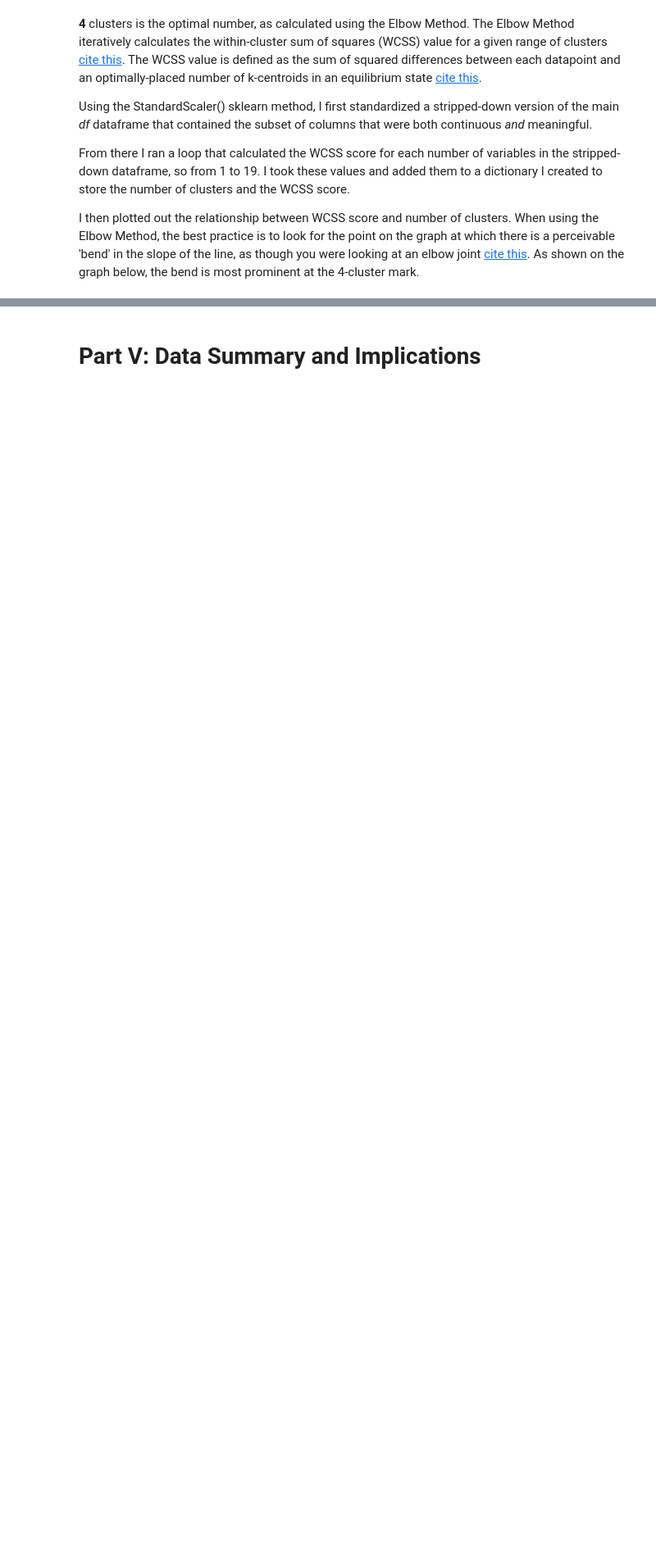
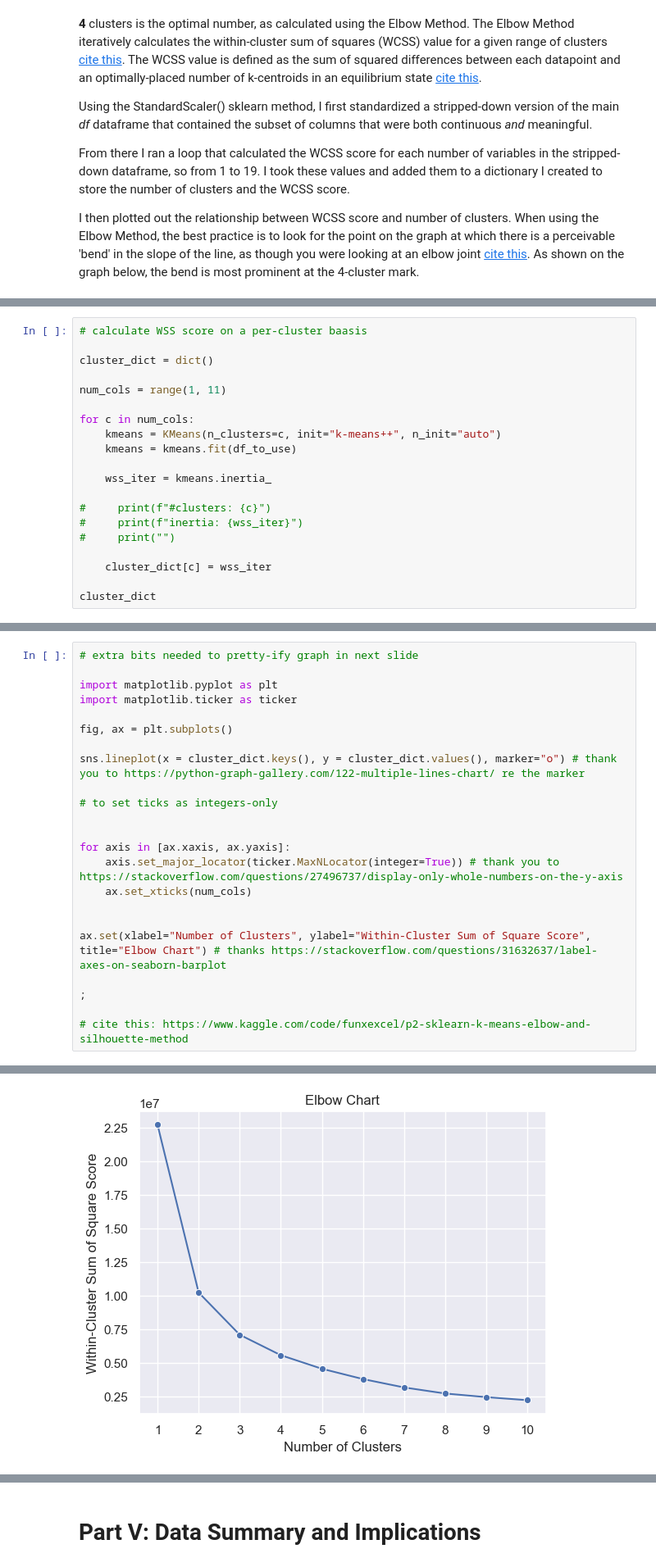
Before and after one commit to ordinaryusername1/D212, a Jupyter notebook: D212 Parker Task I.ipynb, the cells around one changed output, grey strips where cells are left out. Shown at 82% size. Drawn from its saved outputs; the diff is of its cells as text; blank space fills up the shorter version.

```diff
--- a/D212 Parker Task I.ipynb
+++ b/D212 Parker Task I.ipynb
@@ -1387,0 +1372,20 @@ ax.set(xlabel="Number of Clusters", ylabel="Within-Cluster Sum of Square Score",
+# %%
+# calculate WSS score on a per-cluster baasis
+
+cluster_dict = dict()
+
+num_cols = range(1, 11)
+
+for c in num_cols:
+    kmeans = KMeans(n_clusters=c, init="k-means++", n_init="auto")
+    kmeans = kmeans.fit(df_to_use)
+
+    wss_iter = kmeans.inertia_
+
+#     print(f"#clusters: {c}")
+#     print(f"inertia: {wss_iter}")
+#     print("")
+
+    cluster_dict[c] = wss_iter
+
+cluster_dict
@@ -1387,0 +1403,24 @@ ax.set(xlabel="Number of Clusters", ylabel="Within-Cluster Sum of Square Score",
+# %%
+# extra bits needed to pretty-ify graph in next slide
+
+import matplotlib.pyplot as plt
+import matplotlib.ticker as ticker
+
+fig, ax = plt.subplots()
+
+sns.lineplot(x = cluster_dict.keys(), y = cluster_dict.values(), marker="o") # thank you to https://python-graph-gallery.com/122-multiple-lines-chart/ re the marker
+
+# to set ticks as integers-only
+
+
+for axis in [ax.xaxis, ax.yaxis]:
+    axis.set_major_locator(ticker.MaxNLocator(integer=True)) # thank you to https://stackoverflow.com/questions/27496737/display-only-whole-numbers-on-the-y-axis
+    ax.set_xticks(num_cols)
+
+
+ax.set(xlabel="Number of Clusters", ylabel="Within-Cluster Sum of Square Score", title="Elbow Chart") # thanks https://stackoverflow.com/questions/31632637/label-axes-on-seaborn-barplot
+
+;
+
+# cite this: https://www.kaggle.com/code/funxexcel/p2-sklearn-k-means-elbow-and-silhouette-method
+# %% [output]
@@ -1388 +1428,2 @@ ax.set(xlabel="Number of Clusters", ylabel="Within-Cluster Sum of Square Score",
+[figure, added]
 # %% [markdown]
```
Also changed, not shown: parts of 59 cells of this notebook.
